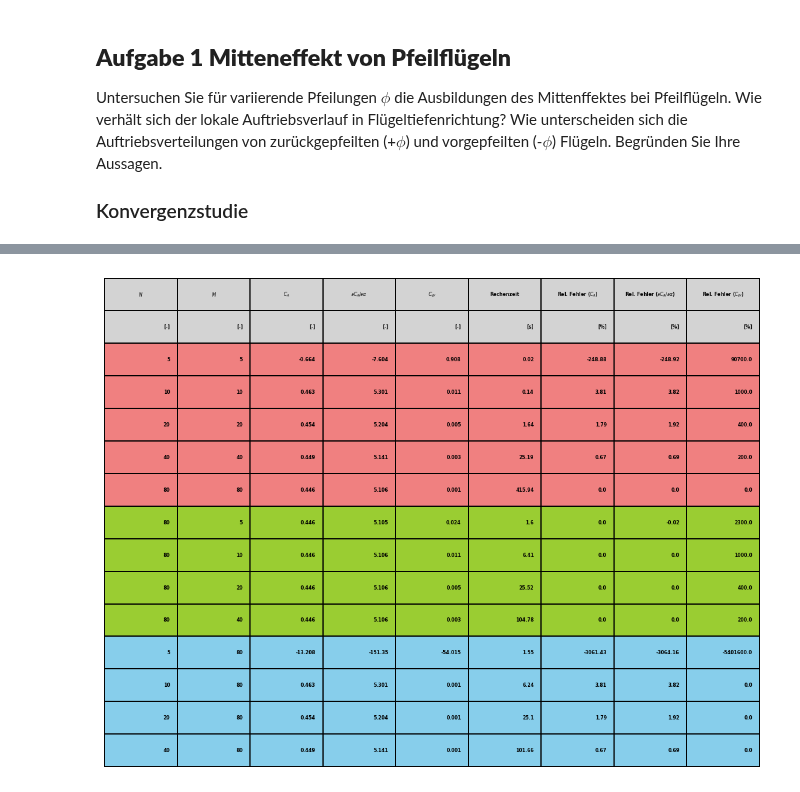
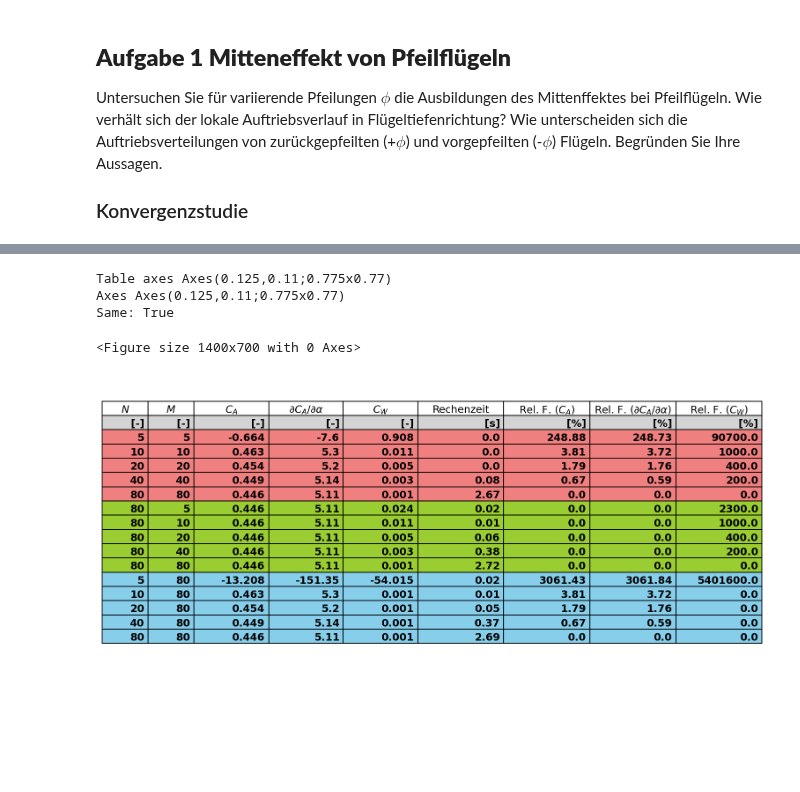
Before and after one commit to AntonSchreiber/aero-lecture, a Jupyter notebook: notebooks_solved/uebung6_VLM.ipynb, the cells around one changed output, grey strips where cells are left out. Saved outputs shown, nothing was run; the diff lists cells and outputs as text; code cells hidden in the pictures; blank space fills up the shorter version.

Commit message:
plots convergence study, implement jit for machine code translation

```diff
--- a/notebooks_solved/uebung6_VLM.ipynb
+++ b/notebooks_solved/uebung6_VLM.ipynb
@@ -202,7 +204,8 @@ y_c = matrix_to_vector(Y_C)
 # %% [markdown]
 ### 6.1.6 Berechnung der Koeffizientenmatrix
 # %%
-def compute_coeff_matrices(y_a, y_b, y_c, x_a, x_b, x_c):
+@jit
+def compute_coeff_matrices(y_a, y_b, y_c, x_a, x_b, x_c, N, M):
     """Berechnet die drei Anteile der Koeffizientenmatrix"""
 
     # Initialisieren der Matrizen
@@ -228,7 +231,7 @@ def compute_coeff_matrices(y_a, y_b, y_c, x_a, x_b, x_c):
     return a_AB, a_Aoo, a_Boo
 # %%
 # Berechnen der Anteile der Koeffizientenmatrix
-a_AB, a_Aoo, a_Boo = compute_coeff_matrices(y_a, y_b, y_c, x_a, x_b, x_c)
+a_AB, a_Aoo, a_Boo = compute_coeff_matrices(y_a, y_b, y_c, x_a, x_b, x_c, N, M)
 
 a = a_AB + a_Aoo - a_Boo                        # Koeffizientenmatrix
 a_ind_vec = a_Aoo - a_Boo                       # Koeffizientenmatrix der induzierenden Wirbel
@@ -509,7 +493,7 @@ Starting convergence study
 # Index vom Referenzwert finden (maximales N und M)
 max_index = max(range(1, len(results_dict['$N$'])), key=lambda i: (results_dict['$N$'][i], results_dict['$M$'][i]))
 reference_CA = results_dict['$C_A$'][max_index]
-reference_CA_alpha = results_dict['$\\partial C_A / \\partial \\alpha$'][max_index]
+reference_CA_alpha = results_dict[r"$\partial C_A / \partial \alpha$"][max_index]
 reference_CW = results_dict['$C_W$'][max_index]
 
 # Listen für relative Fehler initialiseren
@@ -519,36 +503,45 @@ relative_errors_CW = []
 
 for i in range(1, len(results_dict['$N$'])):
     # Relativer Fehler: ((akt. Wert - Referenzwert) / |Referenzwert|) * 100
-    relative_errors_CA.append(round(((results_dict['$C_A$'][i] - reference_CA) / abs(reference_CA)) * 100, 2))
-    relative_errors_CA_alpha.append(round(((results_dict['$\\partial C_A / \\partial \\alpha$'][i] - reference_CA_alpha) / abs(reference_CA_alpha)) * 100, 2))
-    relative_errors_CW.append(round(((results_dict['$C_W$'][i] - reference_CW) / abs(reference_CW)) * 100, 2))
+    relative_errors_CA.append(round(((abs(results_dict['$C_A$'][i] - reference_CA) / reference_CA)) * 100, 2))
+    relative_errors_CA_alpha.append(round(((abs(results_dict[r"$\partial C_A / \partial \alpha$"][i] - reference_CA_alpha) / reference_CA_alpha)) * 100, 2))
+    relative_errors_CW.append(round(((abs(results_dict['$C_W$'][i] - reference_CW) / reference_CW)) * 100, 2))
 
 # Ergebnise zum results_dict hinzufügen
-results_dict[r'Rel. Fehler ($C_A$)'] = ['[%]'] + relative_errors_CA
-results_dict[r'Rel. Fehler ($\partial C_A / \partial \alpha$)'] = ['[%]'] + relative_errors_CA_alpha
-results_dict[r'Rel. Fehler ($C_W$)'] = ['[%]'] + relative_errors_CW
+results_dict[r'Rel. F. ($C_A$)'] = ['[%]'] + relative_errors_CA
+results_dict[r'Rel. F. ($\partial C_A / \partial \alpha$)'] = ['[%]'] + relative_errors_CA_alpha
+results_dict[r'Rel. F. ($C_W$)'] = ['[%]'] + relative_errors_CW
 # %%
-from matplotlib import font_manager
+from blume.table import table
 
 # Ergebnisse plotten
 fig= plt.figure(figsize=(10, 5))
-colColours = ["lightgray", "lightgray", "lightcoral", "lightcoral", "lightcoral", "lightcoral", "lightcoral", "yellowgreen", "yellowgreen", "yellowgreen", "yellowgreen", "skyblue", "skyblue", "skyblue", "skyblue"]
+colColours = ["lightgray", "lightcoral", "lightcoral", "lightcoral", "lightcoral", "lightcoral", "yellowgreen", "yellowgreen", "yellowgreen", "yellowgreen", "yellowgreen", "skyblue", "skyblue", "skyblue", "skyblue", "skyblue"]
 
 # Erstelle ein DataFrame
 df = pd.DataFrame(results_dict)
 
 # Erstelle die Tabelle
-plt.axis('tight')
-plt.axis('off')
-table = plt.table(cellText=df.values, colLabels=df.columns, cellLoc='right', loc='center', fontsize=12)
+fig = plt.figure(figsize=(12, 6))
+ax = fig.add_subplot(1,1,1)
+ax.axis('off')
+tab = table(ax, cellText=df.values, colLabels=df.columns, cellLoc='right', loc='center', colWidths= [0.08, 0.08, 0.13,0.13,0.13,0.15,0.15,0.15,0.15])
+tab.set_fontsize(20)
+
 
 # Zell-Eigenschaften anpassen
-for key, cell in table.get_celld().items():
-    cell.set_height(0.1)
-    cell.get_text().set_weight('bold')
+for key, cell in tab.get_celld().items():
+    cell.set_height(0.05)
 
 for col in range(9):
     for row, color in enumerate(colColours):
-        table[(row, col)].set_facecolor(color)
+        tab[(row, col)].set_facecolor(color)
+        tab[(row, col)].set_text_props(fontweight="heavy")
+
+plt.show()
 # %% [output]
+Table axes Axes(0.125,0.11;0.775x0.77)
+Axes Axes(0.125,0.11;0.775x0.77)
+Same: True
+<Figure size 1400x700 with 0 Axes>
-[figure, old version]
+[figure, new version]
```
Also changed, not shown: parts of 5 cells of this notebook, 1 other file.
